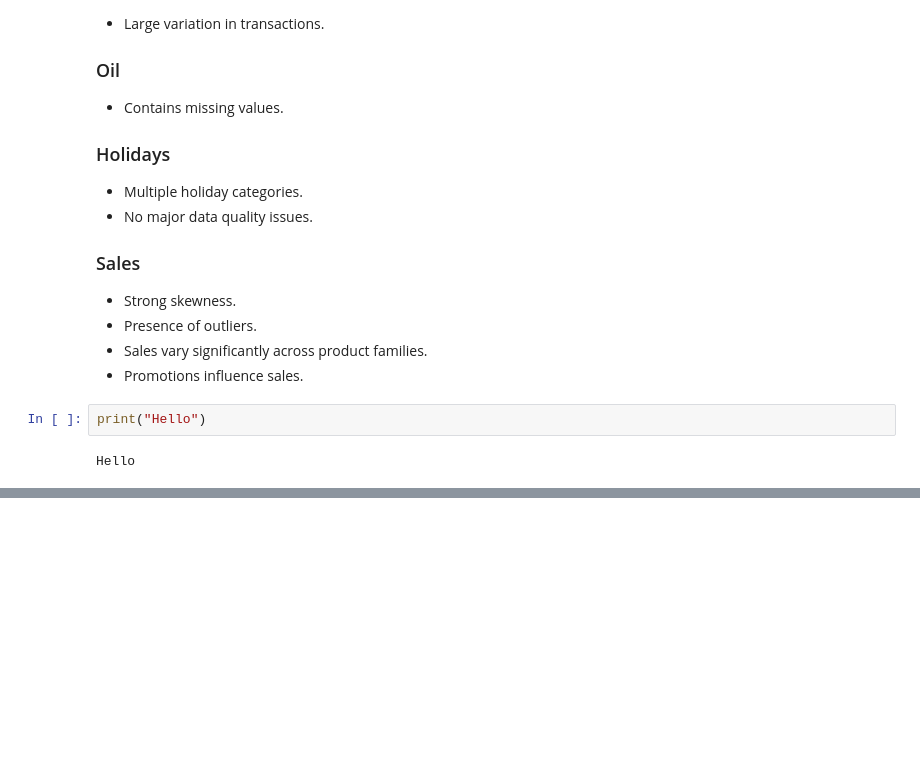
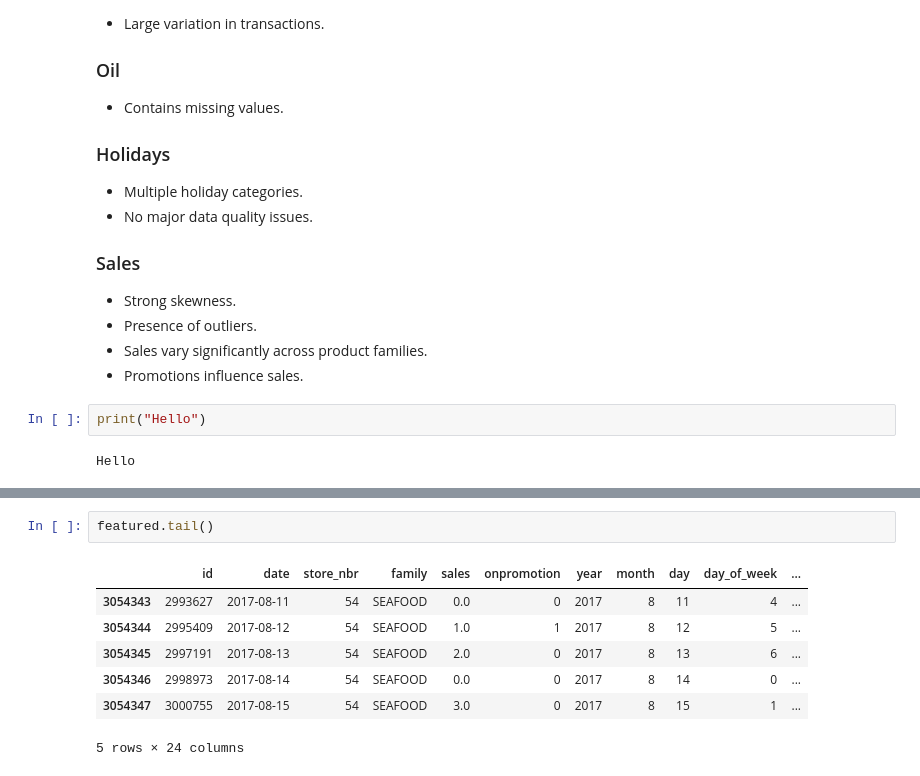
Before and after one commit to rahulydv31/Retail-Sales-Forecasting, a Jupyter notebook: notebooks/eda.ipynb, the cells around one changed output, grey strips where cells are left out. Cells and saved outputs as stored; diff of their text form; blank space fills up the shorter version.

```diff
--- a/notebooks/eda.ipynb
+++ b/notebooks/eda.ipynb
@@ -571,0 +664,10 @@ print(featured.columns.tolist())
+# %%
+featured.tail()
+# %% [output]
+|  | id | date | store_nbr | family | sales | onpromotion | year | month | day | day_of_week | ... |
+| 3054343 | 2993627 | 2017-08-11 | 54 | SEAFOOD | 0.0 | 0 | 2017 | 8 | 11 | 4 | ... |
+| 3054344 | 2995409 | 2017-08-12 | 54 | SEAFOOD | 1.0 | 1 | 2017 | 8 | 12 | 5 | ... |
+| 3054345 | 2997191 | 2017-08-13 | 54 | SEAFOOD | 2.0 | 0 | 2017 | 8 | 13 | 6 | ... |
+| 3054346 | 2998973 | 2017-08-14 | 54 | SEAFOOD | 0.0 | 0 | 2017 | 8 | 14 | 0 | ... |
+| 3054347 | 3000755 | 2017-08-15 | 54 | SEAFOOD | 3.0 | 0 | 2017 | 8 | 15 | 1 | ... |
+5 rows × 24 columns
```
Also changed, not shown: parts of 17 cells of this notebook, 1 other file.
